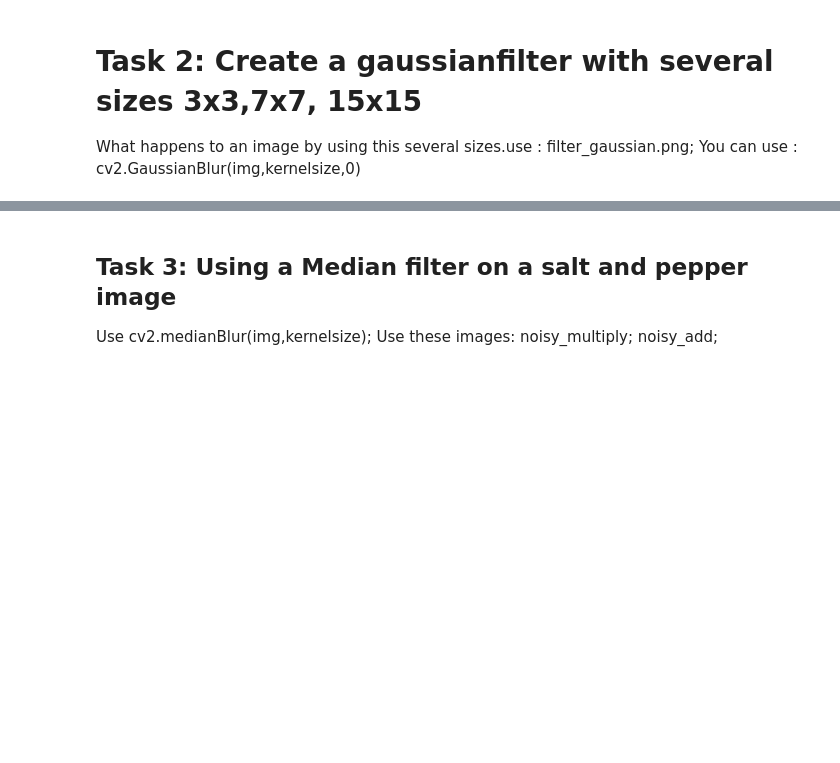
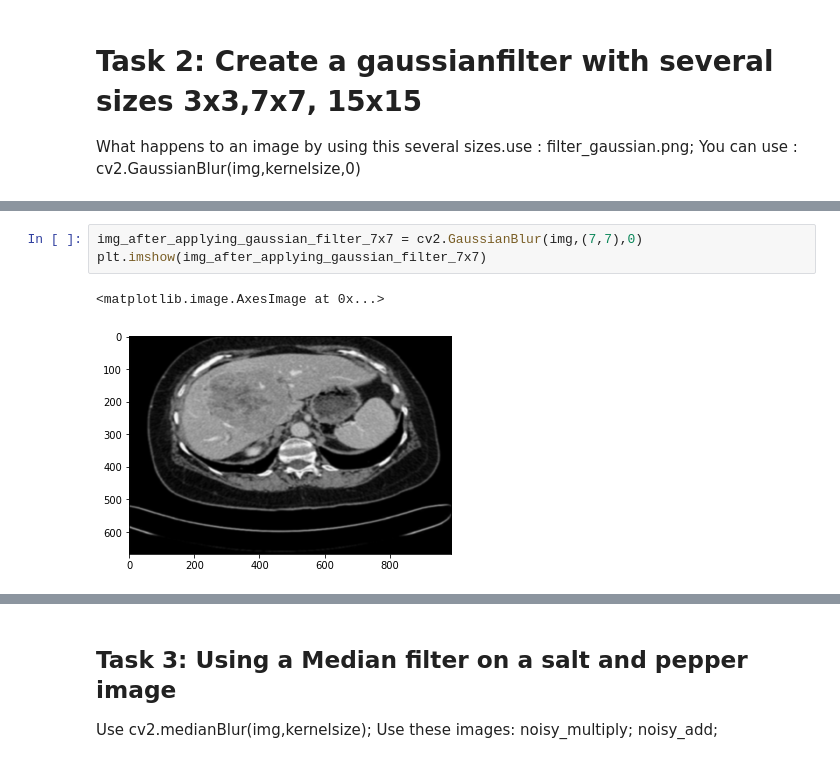
Before and after one commit to hmcyrus/python-image-processing, a Jupyter notebook: 5th exercise/completed.ipynb, the cells around one changed output, grey strips where cells are left out. Saved outputs shown, nothing was run; the diff lists cells and outputs as text; blank space fills up the shorter version.

```diff
--- a/5th exercise/completed.ipynb
+++ b/5th exercise/completed.ipynb
@@ -21,0 +58,6 @@ What happens to an image by using this several sizes.use : filter_gaussian.png;
+# %%
+img_after_applying_gaussian_filter_7x7 = cv2.GaussianBlur(img,(7,7),0)
+plt.imshow(img_after_applying_gaussian_filter_7x7)
+# %% [output]
+<matplotlib.image.AxesImage at 0x...>
+[figure, added]
```
Also changed, not shown: parts of 11 cells of this notebook.
